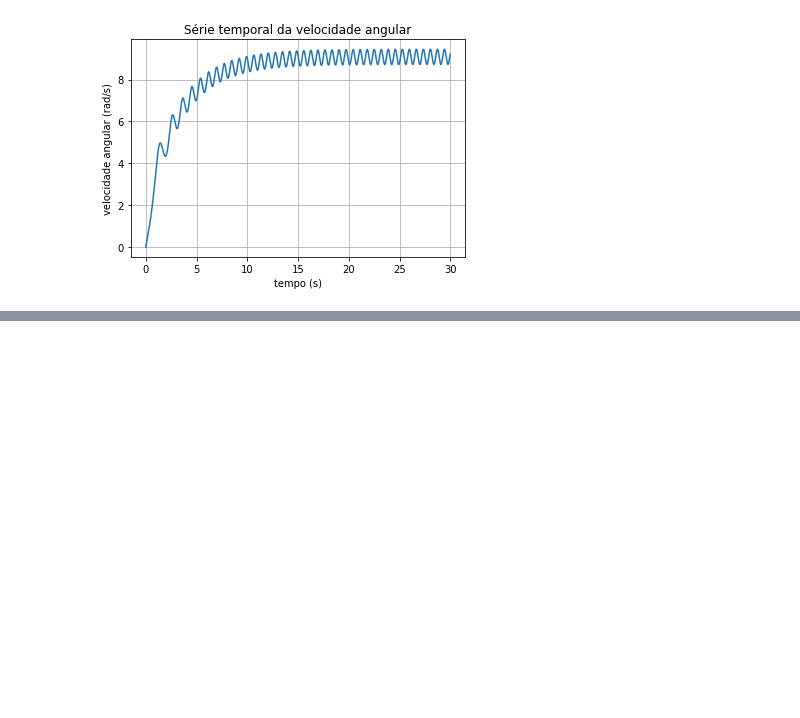
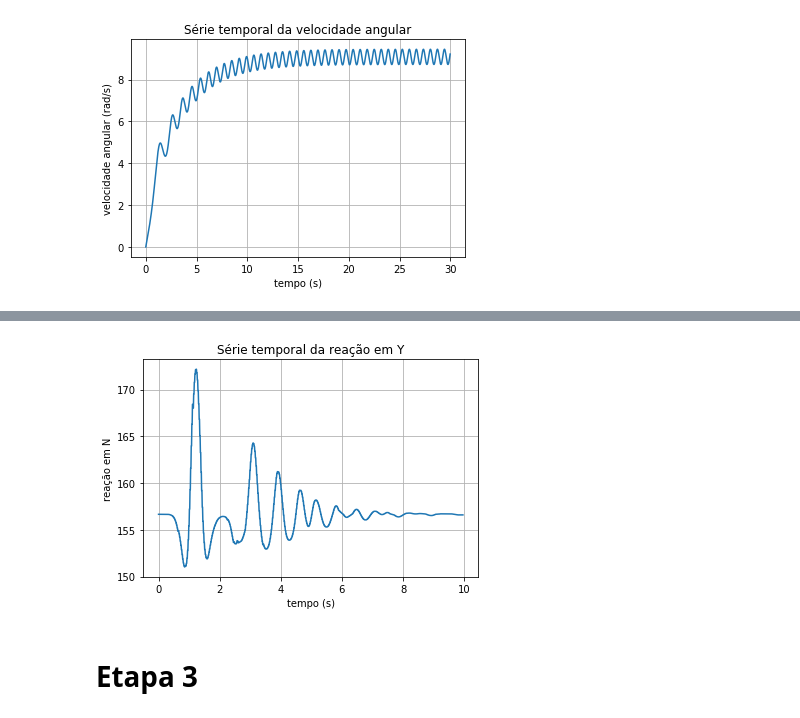
Before and after one commit to danielvitorpd/emsc-2, a Jupyter notebook: EMSC2.ipynb, the cells around one changed output, grey strips where cells are left out. Saved outputs shown, nothing was run; the diff lists cells and outputs as text; code cells hidden in the pictures; blank space fills up the shorter version.

```diff
--- a/EMSC2.ipynb
+++ b/EMSC2.ipynb
@@ -135,0 +166,2 @@ plt.grid()
+# %%
+ay = []
@@ -135,0 +184,18 @@ plt.grid()
+# %%
+# intervalo
+
+ti = 0.
+tf = 9.97
+h = 0.01
+
+interval = np.arange(ti, tf, h)
+# %%
+plt.plot(interval, ay)
+plt.title("Série temporal da reação em Y")
+plt.xlabel("tempo (s)")
+plt.ylabel("reação em N")
+plt.grid()
+# %% [output]
+[figure, added]
+# %% [markdown]
+# Etapa 3
```
Also changed, not shown: parts of 31 cells of this notebook.
